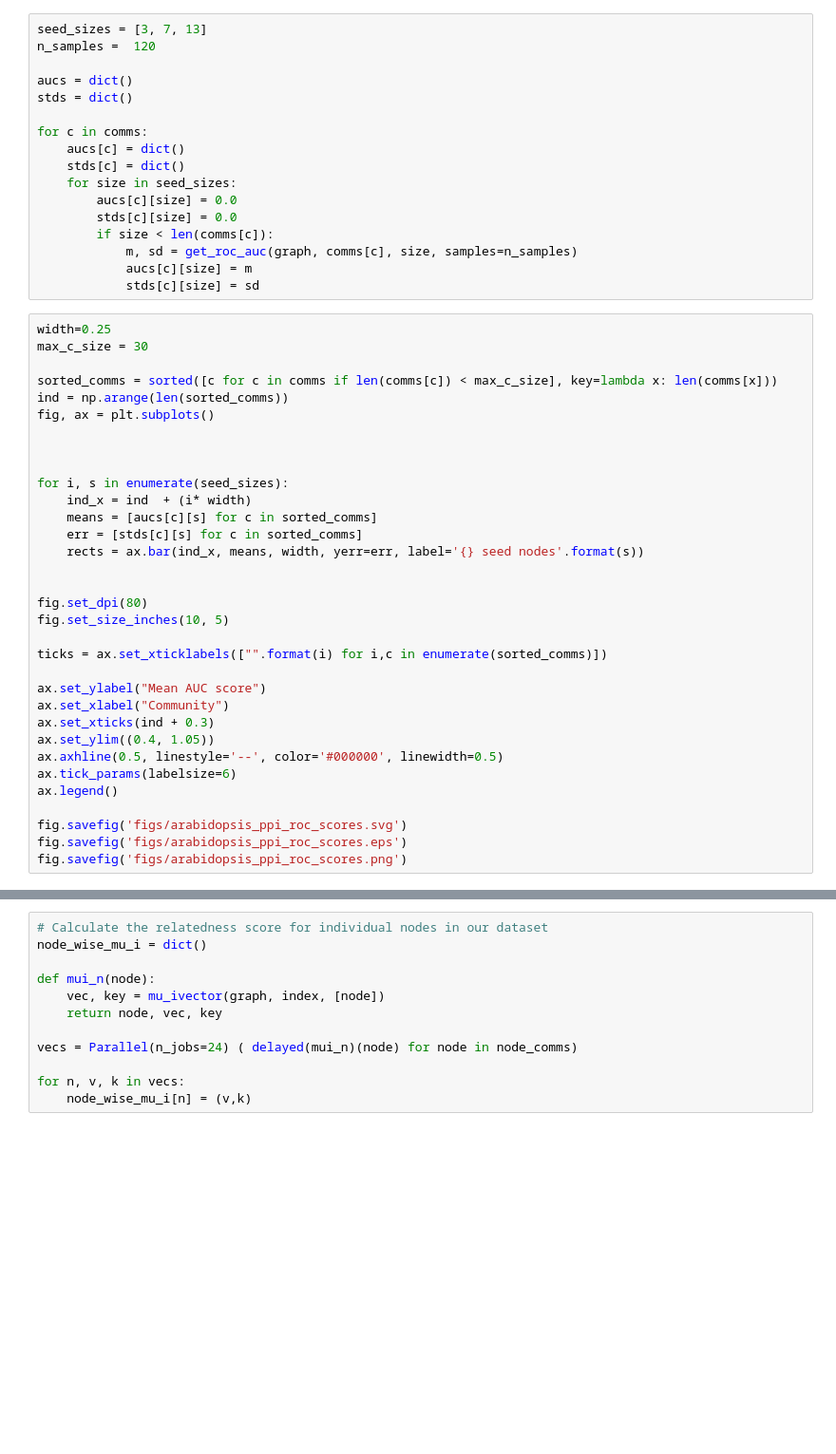
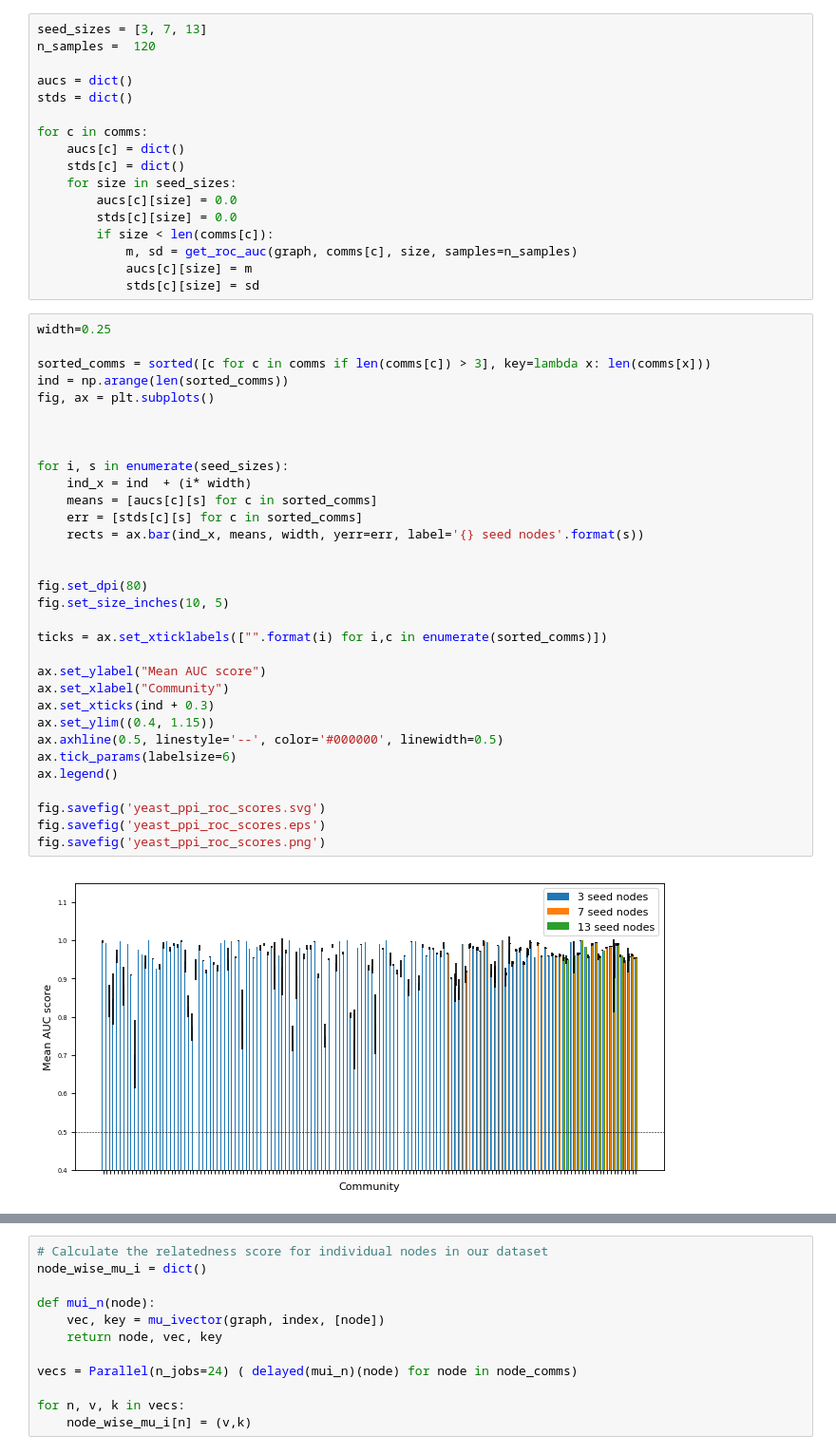
Before and after one commit to SBRCNottingham/cluster_query_tool, a Jupyter notebook: notebooks/Arabidopsis_ppi.ipynb, the cells around one changed output, grey strips where cells are left out. Shown at 95% size. Drawn from its saved outputs; the diff is of its cells as text; blank space fills up the shorter version.

```diff
--- a/notebooks/Arabidopsis_ppi.ipynb
+++ b/notebooks/Arabidopsis_ppi.ipynb
@@ -238,37 +254,38 @@ for c in comms:
             stds[c][size] = sd
 # %%
 width=0.25
-max_c_size = 30
 
-sorted_comms = sorted([c for c in comms if len(comms[c]) < max_c_size], key=lambda x: len(comms[x]))
+sorted_comms = sorted([c for c in comms if len(comms[c]) > 3], key=lambda x: len(comms[x]))
 ind = np.arange(len(sorted_comms))
 fig, ax = plt.subplots()
 
 
 
 for i, s in enumerate(seed_sizes):
     ind_x = ind  + (i* width)
     means = [aucs[c][s] for c in sorted_comms]
     err = [stds[c][s] for c in sorted_comms]
     rects = ax.bar(ind_x, means, width, yerr=err, label='{} seed nodes'.format(s))
 
 
 fig.set_dpi(80)
 fig.set_size_inches(10, 5)
 
 ticks = ax.set_xticklabels(["".format(i) for i,c in enumerate(sorted_comms)])
 
 ax.set_ylabel("Mean AUC score")
 ax.set_xlabel("Community")
 ax.set_xticks(ind + 0.3)
-ax.set_ylim((0.4, 1.05))
+ax.set_ylim((0.4, 1.15))
 ax.axhline(0.5, linestyle='--', color='#000000', linewidth=0.5)
 ax.tick_params(labelsize=6)
 ax.legend()
 
-fig.savefig('figs/arabidopsis_ppi_roc_scores.svg')
-fig.savefig('figs/arabidopsis_ppi_roc_scores.eps')
-fig.savefig('figs/arabidopsis_ppi_roc_scores.png')
+fig.savefig('yeast_ppi_roc_scores.svg')
+fig.savefig('yeast_ppi_roc_scores.eps')
+fig.savefig('yeast_ppi_roc_scores.png')
+# %% [output]
+[figure, added]
 # %%
 print(graph.number_of_nodes(), graph.number_of_edges(), len(comms), len([x for x in comms if len(comms[x]) >=3 ]))
 # %% [output]
```
Also changed, not shown: parts of 11 cells of this notebook, 6 other files.
